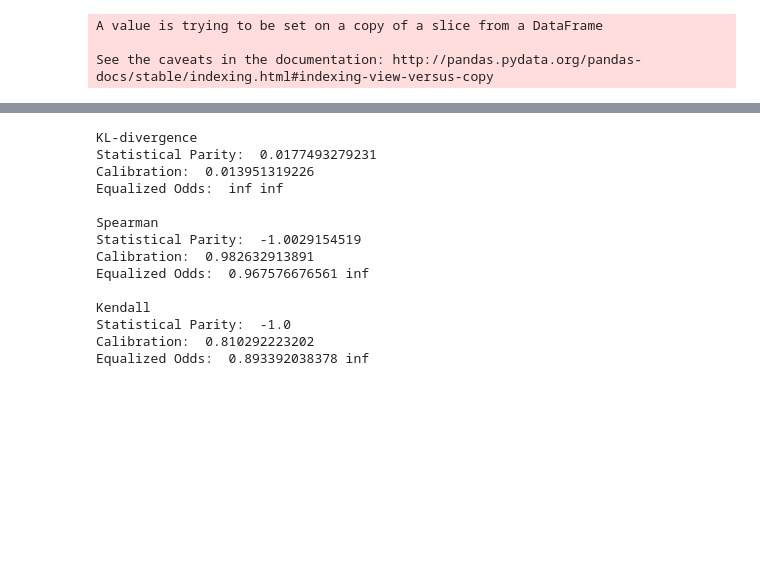
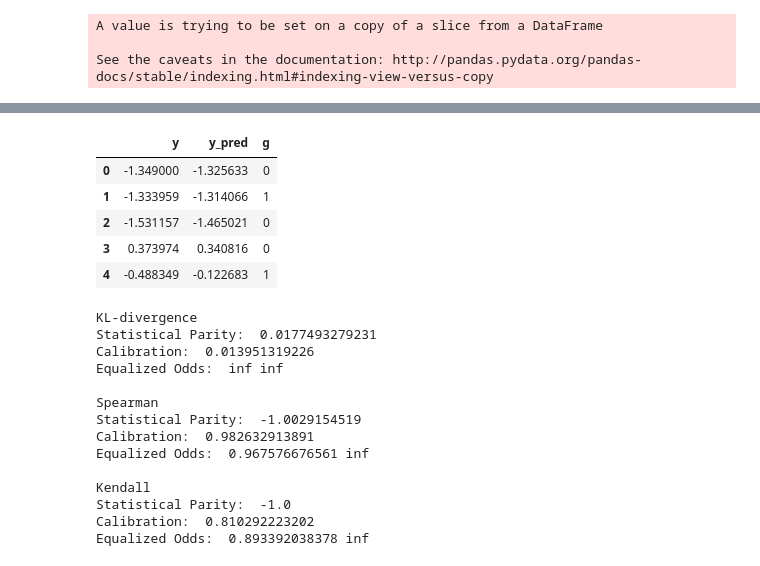
Before and after one commit to caitlinkuhlman/fair_ranking, a Jupyter notebook: Audit_KL_Real_Data.ipynb, the cells around one changed output, grey strips where cells are left out. Saved outputs shown, nothing was run; the diff lists cells and outputs as text; code cells hidden in the pictures; blank space fills up the shorter version.

```diff
--- a/Audit_KL_Real_Data.ipynb
+++ b/Audit_KL_Real_Data.ipynb
@@ -81,3 +90,12 @@ linear svm:  0.0014880828508
+# %%
+df_dt.head()
+# %% [output]
+|  | y | y_pred | g |
+| 0 | -1.349000 | -1.325633 | 0 |
+| 1 | -1.333959 | -1.314066 | 1 |
+| 2 | -1.531157 | -1.465021 | 0 |
+| 3 | 0.373974 | 0.340816 | 0 |
+| 4 | -0.488349 | -0.122683 | 1 |
 # %%
 print("KL-divergence")
 print("Statistical Parity: ", get_kl_err(df_lr, sliding_prob, window=100, step=10))
```
Also changed, not shown: parts of 3 cells of this notebook, 10 other files.
